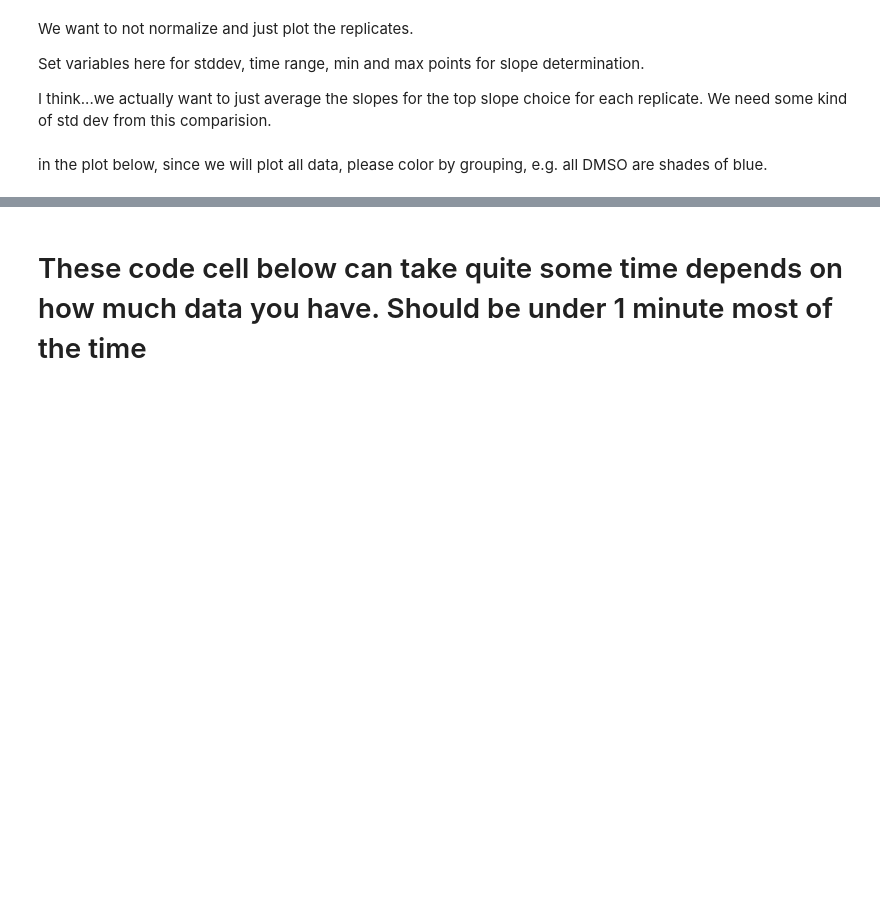
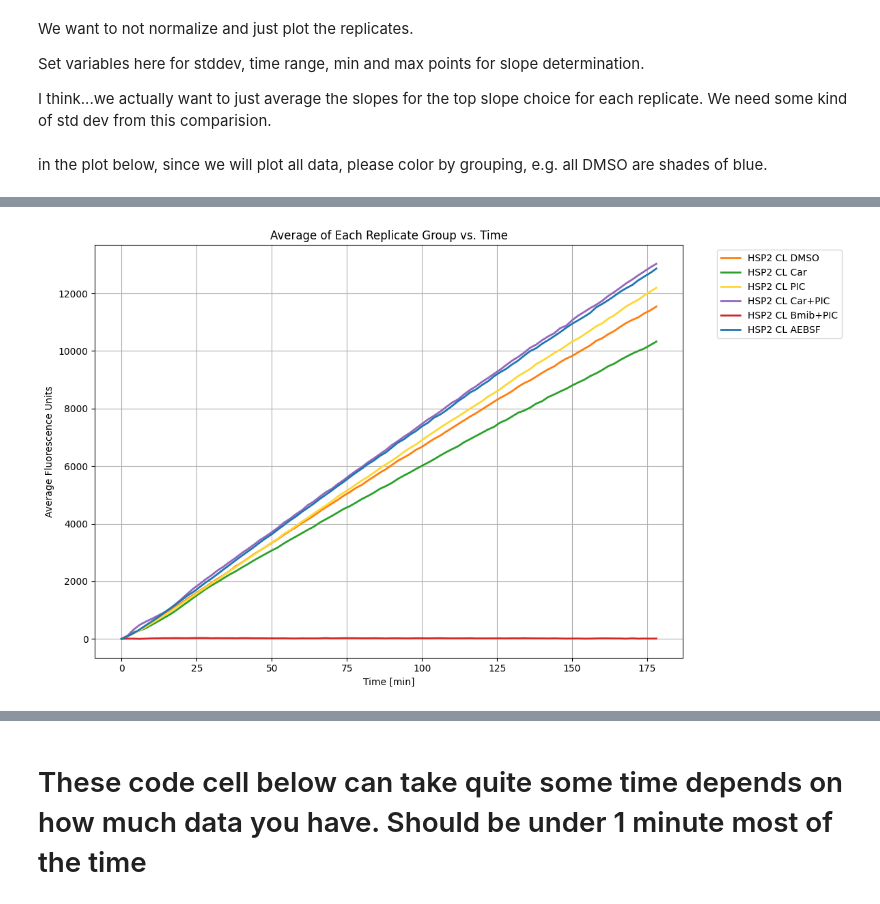
Before and after one commit to Haniiko1/enzyme_kinetics, a Jupyter notebook: Enzyme_Kinetics_Notebook.ipynb, the cells around one changed output, grey strips where cells are left out. Drawn from its saved outputs; the diff is of its cells as text; code cells hidden in the pictures; blank space fills up the shorter version.

```diff
--- a/Enzyme_Kinetics_Notebook.ipynb
+++ b/Enzyme_Kinetics_Notebook.ipynb
@@ -471,60 +457,68 @@ for base_rep in base_replicates:
 
 df_averages = pd.DataFrame(combined_data)
 
-# 2. Graphing using the dynamic color matching logic
-strains_set = set()
+# 2. Graphing using the robust dynamic color matching logic
+group_prefixes = set()
 treatments_set = set()
+
 for group in base_replicates:
     parts = group.split()
     if len(parts) >= 2:
-        strains_set.add(parts[0])
-        treatments_set.add(parts[1])
-    elif len(parts) == 1:
-        treatments_set.add(parts[0])
+        treatments_set.add(parts[-1])
+        group_prefixes.add(" ".join(parts[:-1]))
+    else:
+        treatments_set.add(group)
+        group_prefixes.add('')
 
-unique_strains = sorted(list(strains_set))
+unique_prefixes = sorted(list(group_prefixes))
 unique_treatments = sorted(list(treatments_set))
 
-# Dynamic styling matching the color families
-base_colors = ['#1f77b4', '#d62728', '#2ca02c', '#9467bd', '#ff7f0e', '#8c564b', '#e377c2', '#7f7f7f', '#bcbd22', '#17becf']
+# Choose distinct base colors (hues) for each unique treatment
+base_colors = ['#1f77b4', '#d62728', '#2ca02c', '#9467bd', '#ff7f0e', '#fdd835', '#e377c2', '#7f7f7f', '#bcbd22', '#17becf']
 treatment_color_map = {treat: base_colors[i % len(base_colors)] for i, treat in enumerate(unique_treatments)}
 
 def get_robust_color(base_name):
     treatment = unique_treatments[0] if unique_treatments else ''
-    strain = unique_strains[0] if unique_strains else ''
-    for treat in unique_treatments:
-        if treat in base_name:
-            treatment = treat
-            break
-    for strn in unique_strains:
-        if strn in base_name:
-            strain = strn
-            break
-    base_hex = treatment_color_map[treatment]
+    prefix = unique_prefixes[0] if unique_prefixes else ''
+
+    # Match treatment (last word) and prefix (preceding words)
+    parts = base_name.split()
+    if len(parts) >= 2:
+        treatment = parts[-1]
+        prefix = " ".join(parts[:-1])
+    else:
+        treatment = base_name
+        prefix = ''
+
+    base_hex = treatment_color_map.get(treatment, '#7f7f7f')
     base_rgb = mcolors.to_rgb(base_hex)
-    if len(unique_strains) > 1:
-        strain_idx = unique_strains.index(strain)
-        factor = 0.6 + (strain_idx / (len(unique_strains) - 1)) * 0.7
+
+    # Generate light/dark shades dynamically depending on the group prefix's index
+    if len(unique_prefixes) > 1 and prefix in unique_prefixes:
+        prefix_idx = unique_prefixes.index(prefix)
+        factor = 0.6 + (prefix_idx / (len(unique_prefixes) - 1)) * 0.7
         shaded_rgb = np.clip(np.array(base_rgb) * factor, 0, 1)
         return mcolors.to_hex(shaded_rgb)
     return base_hex
 
 # Plotting
 plt.figure(figsize=(12, 7))
 x = df_averages['Time [min]']
 
 for group in base_replicates:
     color = get_robust_color(group)
     y = df_averages[group]
     plt.plot(x, y, label=group, color=color, linewidth=2)
 
 plt.xlabel('Time [min]')
 plt.ylabel('Average Fluorescence Units')
 plt.title('Average of Each Replicate Group vs. Time')
 plt.legend(bbox_to_anchor=(1.05, 1), loc='upper left')
 plt.grid(True)
 plt.tight_layout()
 plt.show()
+# %% [output]
+[figure, added]
 # %%
 #@title Analysis Configuration Settings
 import re
```
Also changed, not shown: parts of 12 cells of this notebook.
